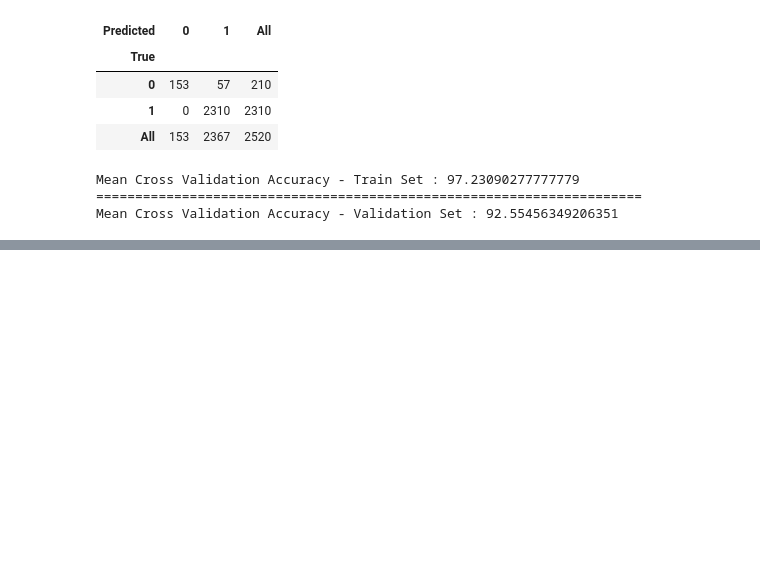
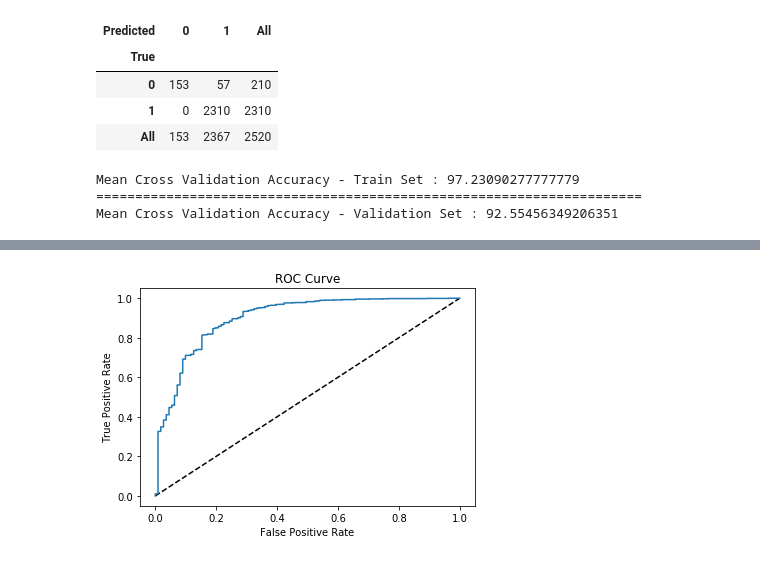
Before and after one commit to tinawangnew/capstone-project, a Jupyter notebook: amazon-alexa-review (1).ipynb, the cells around one changed output, grey strips where cells are left out. Cells and saved outputs as stored; diff of their text form; code cells hidden in the pictures; blank space fills up the shorter version.

```diff
--- a/amazon-alexa-review (1).ipynb
+++ b/amazon-alexa-review (1).ipynb
@@ -388,0 +408,7 @@ Mean Cross Validation Accuracy - Validation Set : 92.55456349206351
+# %%
+X_train, X_test, y_train, y_test = train_test_split(features, target, test_size = 0.4, random_state=42)
+logreg = LogisticRegression()
+logreg.fit(X_train, y_train)
+y_pred = logreg.predict(X_test)
+print(confusion_matrix(y_test, y_pred))
+print(classification_report(y_test, y_pred))
@@ -388,0 +426,12 @@ Mean Cross Validation Accuracy - Validation Set : 92.55456349206351
+# %%
+from sklearn.metrics import roc_curve
+y_pred_prob = logreg.predict_proba(X_test)[:,1]
+fpr, tpr, threshods = roc_curve(y_test, y_pred_prob)
+plt.plot([0, 1], [0, 1], 'k--')
+plt.plot(fpr, tpr)
+plt.xlabel('False Positive Rate')
+plt.ylabel('True Positive Rate')
+plt.title('ROC Curve')
+plt.show()
+# %% [output]
+[figure, added]
```
Also changed, not shown: parts of 12 cells of this notebook.
